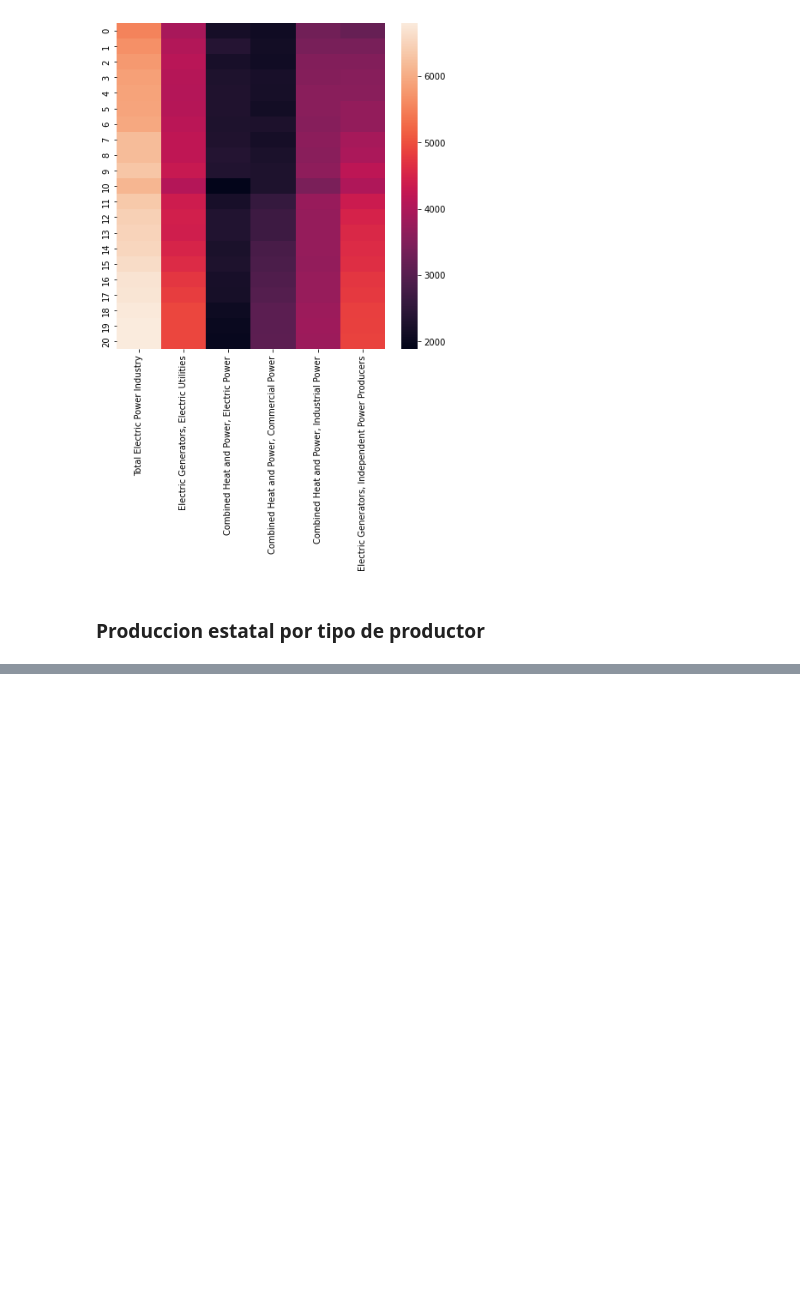
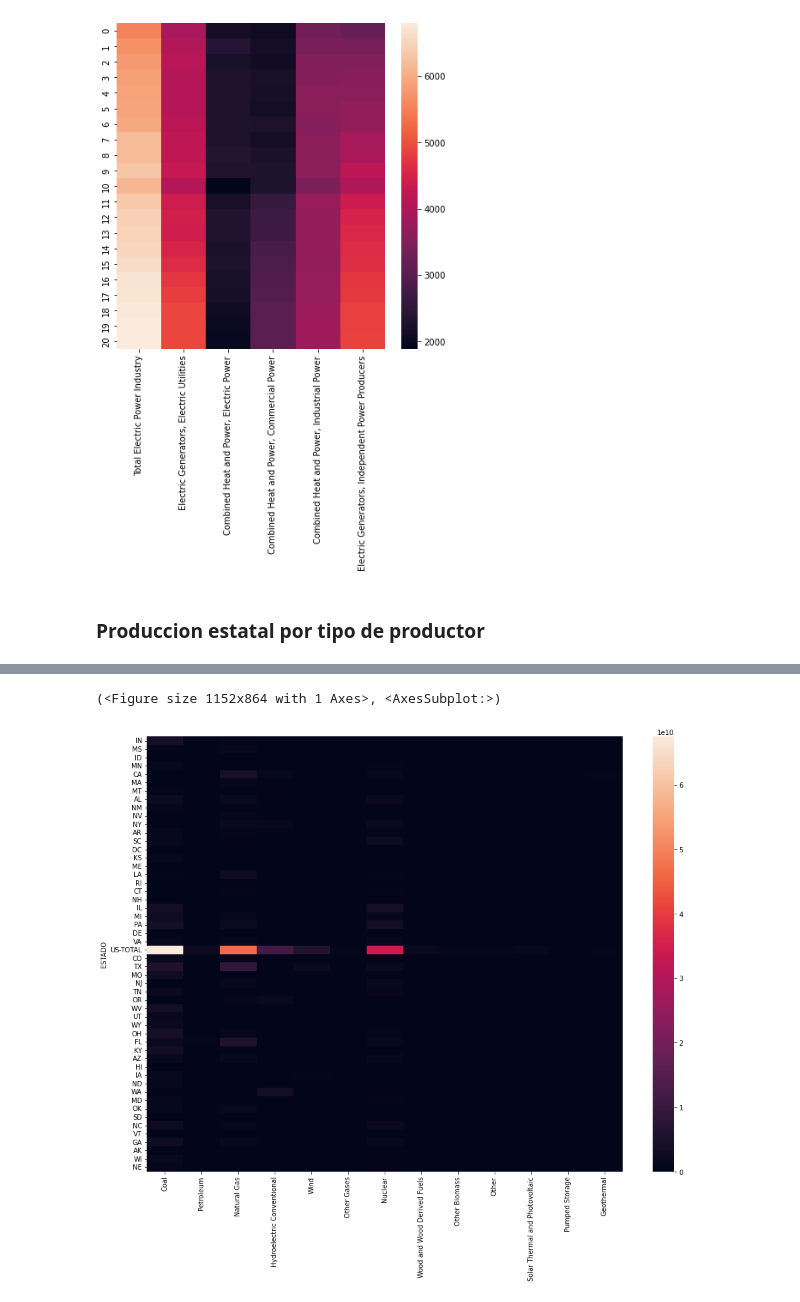
Before and after one commit to EnriqueLaguna/ProyectoAnalisisDatos, a Jupyter notebook: Codigo/graficas.ipynb, the cells around one changed output, grey strips where cells are left out. Drawn from its saved outputs; the diff is of its cells as text; code cells hidden in the pictures; blank space fills up the shorter version.

```diff
--- a/Codigo/graficas.ipynb
+++ b/Codigo/graficas.ipynb
@@ -662 +692,9 @@ print(max(valores))
+# %%
+valores = [max(state_fuel[i]) for i in state_fuel]
+maximo = max(valores)
+plt.subplots(figsize=(16, 12))
+ax = sns.heatmap(state_fuel, vmin=0.0, vmax=maximo)
+# %% [output]
+(<Figure size 1152x864 with 1 Axes>, <AxesSubplot:>)
+[figure, added]
 # %%
```
Also changed, not shown: parts of 5 cells of this notebook.
